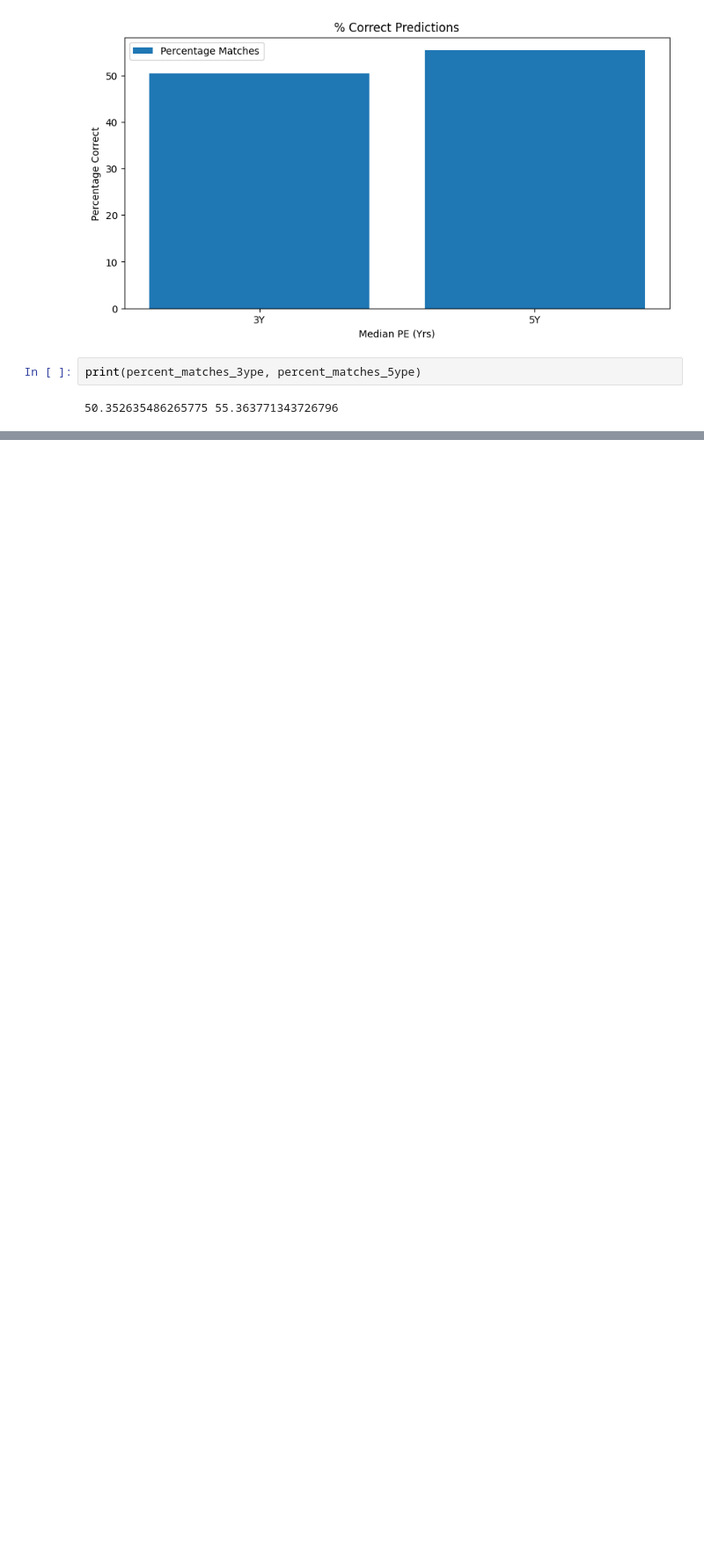
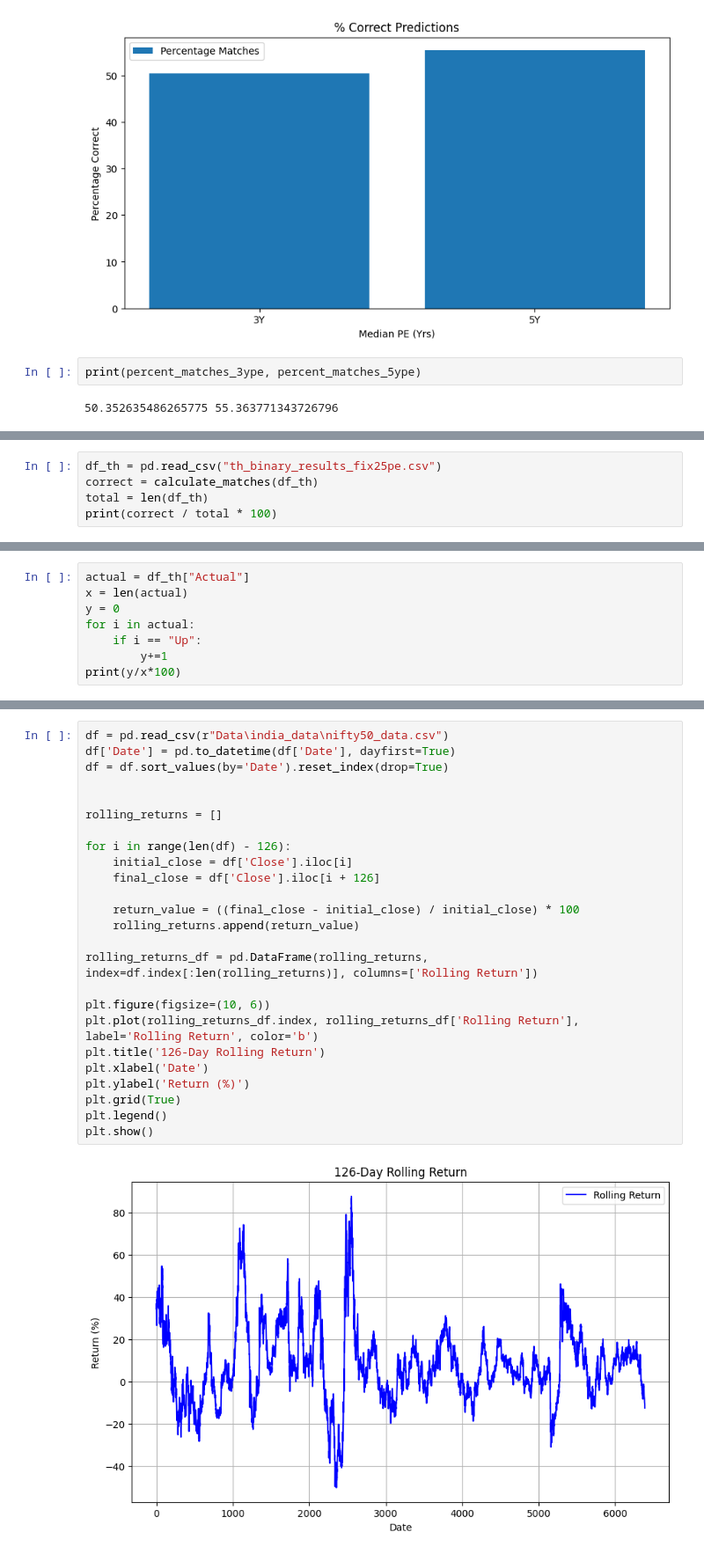
Before and after one commit to TheProfitPilgrim/mf_research_reports, a Jupyter notebook: reports/report_src/mf_index_analysis/index_probability_model.ipynb, the cells around one changed output, grey strips where cells are left out. Shown at 88% size. Saved outputs shown, nothing was run; the diff lists cells and outputs as text; blank space fills up the shorter version.

```diff
--- a/reports/report_src/mf_index_analysis/index_probability_model.ipynb
+++ b/reports/report_src/mf_index_analysis/index_probability_model.ipynb
@@ -511,0 +558,5 @@ plt.show()
+# %%
+df_th = pd.read_csv("th_binary_results_fix25pe.csv")
+correct = calculate_matches(df_th)
+total = len(df_th)
+print(correct / total * 100)
@@ -511,0 +565,8 @@ plt.show()
+# %%
+actual = df_th["Actual"]
+x = len(actual)
+y = 0
+for i in actual:
+    if i == "Up":
+        y+=1
+print(y/x*100)
@@ -511,0 +577,27 @@ plt.show()
+# %%
+df = pd.read_csv(r"Data\india_data\nifty50_data.csv")
+df['Date'] = pd.to_datetime(df['Date'], dayfirst=True)
+df = df.sort_values(by='Date').reset_index(drop=True)
+
+
+rolling_returns = []
+
+for i in range(len(df) - 126):
+    initial_close = df['Close'].iloc[i]
+    final_close = df['Close'].iloc[i + 126]
+
+    return_value = ((final_close - initial_close) / initial_close) * 100
+    rolling_returns.append(return_value)
+
+rolling_returns_df = pd.DataFrame(rolling_returns, index=df.index[:len(rolling_returns)], columns=['Rolling Return'])
+
+plt.figure(figsize=(10, 6))
+plt.plot(rolling_returns_df.index, rolling_returns_df['Rolling Return'], label='Rolling Return', color='b')
+plt.title('126-Day Rolling Return')
+plt.xlabel('Date')
+plt.ylabel('Return (%)')
+plt.grid(True)
+plt.legend()
+plt.show()
+# %% [output]
+[figure, added]
```
Also changed, not shown: parts of 29 cells of this notebook, 5 other files.
